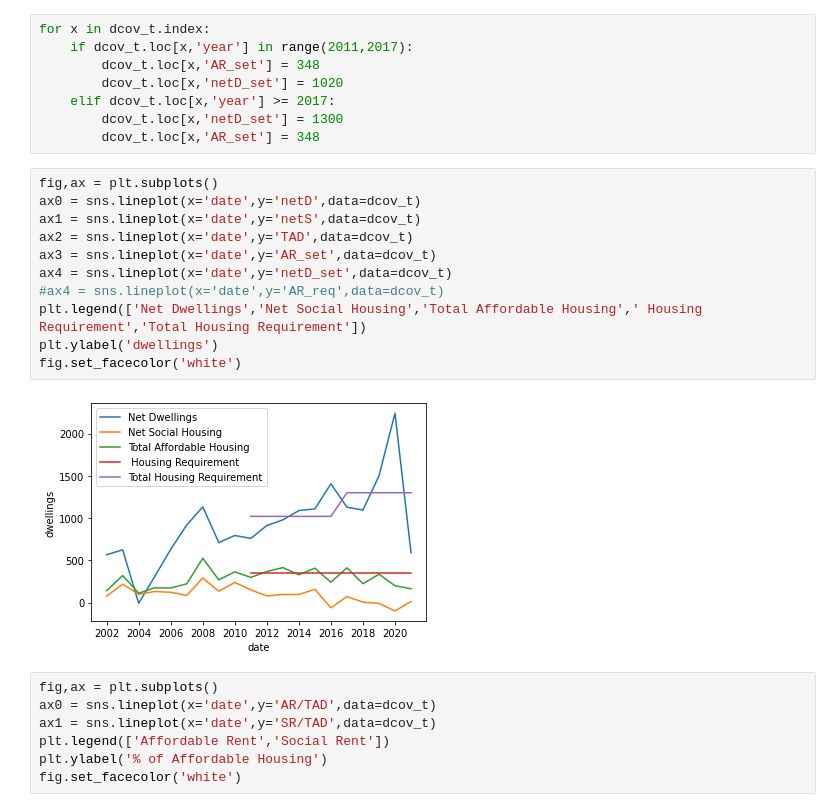
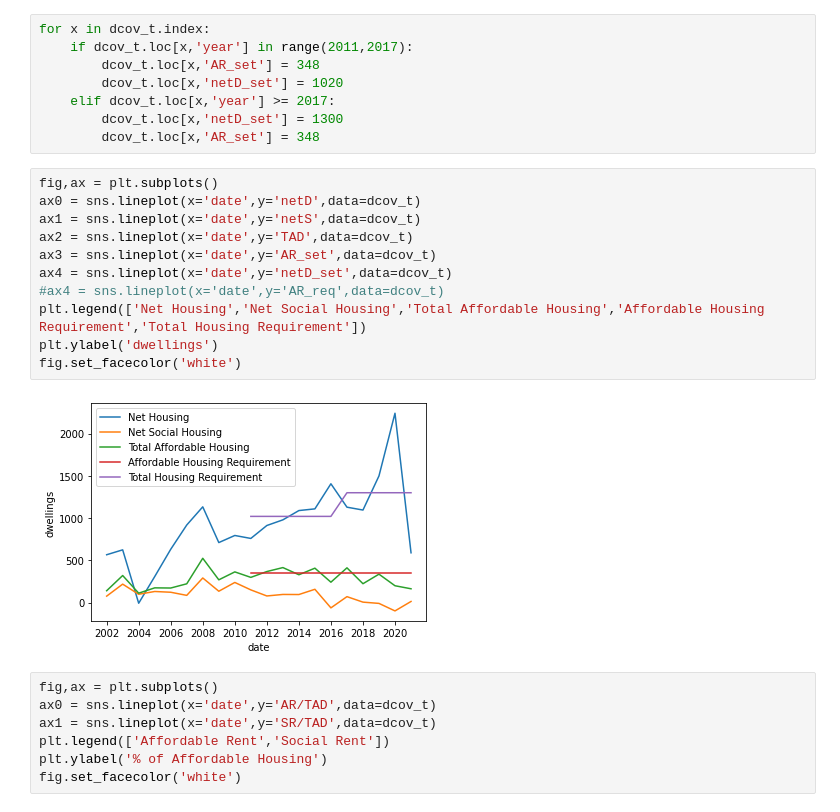
Before and after one commit to potato-bit/RA, a Jupyter notebook: cleaned datasets/analysis_h6.ipynb, the cells around one changed output. Drawn from its saved outputs; the diff is of its cells as text.

```diff
--- a/cleaned datasets/analysis_h6.ipynb
+++ b/cleaned datasets/analysis_h6.ipynb
@@ -400,16 +400,16 @@ for x in dcov_t.index:
 # %%
 fig,ax = plt.subplots()
 ax0 = sns.lineplot(x='date',y='netD',data=dcov_t)
 ax1 = sns.lineplot(x='date',y='netS',data=dcov_t)
 ax2 = sns.lineplot(x='date',y='TAD',data=dcov_t)
 ax3 = sns.lineplot(x='date',y='AR_set',data=dcov_t)
 ax4 = sns.lineplot(x='date',y='netD_set',data=dcov_t)
 #ax4 = sns.lineplot(x='date',y='AR_req',data=dcov_t)
-plt.legend(['Net Dwellings','Net Social Housing','Total Affordable Housing',' Housing Requirement','Total Housing Requirement'])
+plt.legend(['Net Housing','Net Social Housing','Total Affordable Housing','Affordable Housing Requirement','Total Housing Requirement'])
 plt.ylabel('dwellings')
 fig.set_facecolor('white')
 # %% [output]
-[figure, old version]
+[figure, new version]
 # %%
 fig,ax = plt.subplots()
 ax0 = sns.lineplot(x='date',y='AR/TAD',data=dcov_t)
```
Also changed, not shown: parts of 13 cells of this notebook, 6 other files.
